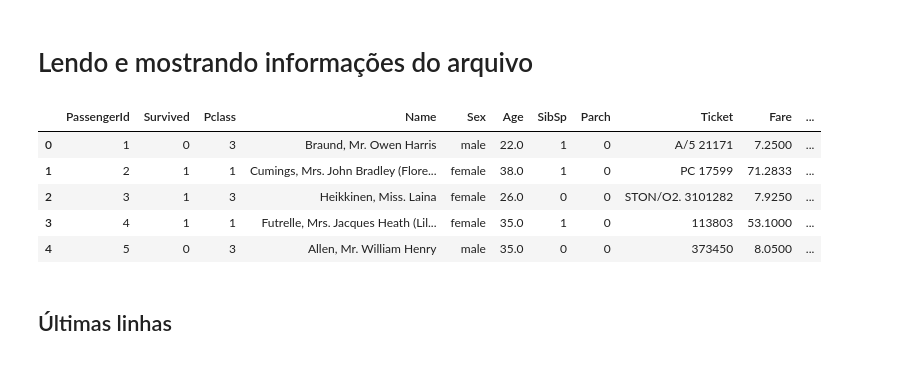
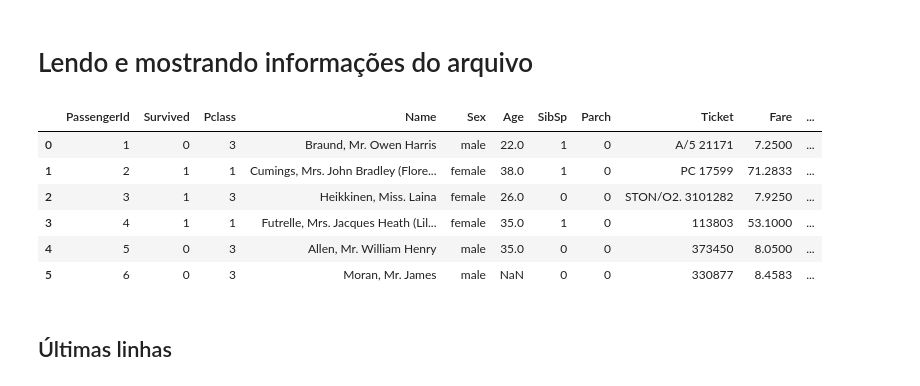
Before and after one commit to VivianeSouza923/MySQL-Pandas-Linux-Git_LAPISCO, a Jupyter notebook: pandas.ipynb, the cells around one changed output. Drawn from its saved outputs; the diff is of its cells as text; code cells hidden in the pictures.

```diff
--- a/pandas.ipynb
+++ b/pandas.ipynb
@@ -1,22 +1,25 @@
 # %% [markdown]
 # Lendo e mostrando informações do arquivo
 # %%
-# usar a lib, óbvio. Apelidar como pd.
+# começar importando a lib, óbvio. import lib as apelido
 import pandas as pd
 
 # ler o banco de dados (csv) do Titanic. Se fosse um arquivo excel, era só trocar por read_excel
 df = pd.read_csv("titanic.csv")
+# df = pd.read_excel("Titanic.csv")
 
-# verificar os primeiros valores do dataframe (df). Se n colocar nada nos parenteses, ele irá ver os 5 primeiros valores. Caso queira que ele leia o número específico, é só colocar dentro dos parenteses.
+# verificar os 6 primeiros valores do dataframe (df). Se n colocar nada nos parenteses, ele irá ver os 5 primeiros valores. Caso queira que ele leia o número específico, é só colocar dentro dos parenteses.
 #df.head()
-df.head(5)
+df.head(6)
+# se eu quisesse ver os 10 primeiros valores: df.head(10)
 # %% [output]
 |  | PassengerId | Survived | Pclass | Name | Sex | Age | SibSp | Parch | Ticket | Fare | ... |
 | 0 | 1 | 0 | 3 | Braund, Mr. Owen Harris | male | 22.0 | 1 | 0 | A/5 21171 | 7.2500 | ... |
 | 1 | 2 | 1 | 1 | Cumings, Mrs. John Bradley (Flore... | female | 38.0 | 1 | 0 | PC 17599 | 71.2833 | ... |
 | 2 | 3 | 1 | 3 | Heikkinen, Miss. Laina | female | 26.0 | 0 | 0 | STON/O2. 3101282 | 7.9250 | ... |
 | 3 | 4 | 1 | 1 | Futrelle, Mrs. Jacques Heath (Lil... | female | 35.0 | 1 | 0 | 113803 | 53.1000 | ... |
 | 4 | 5 | 0 | 3 | Allen, Mr. William Henry | male | 35.0 | 0 | 0 | 373450 | 8.0500 | ... |
+| 5 | 6 | 0 | 3 | Moran, Mr. James | male | NaN | 0 | 0 | 330877 | 8.4583 | ... |
 # %% [markdown]
 ## Últimas linhas
 # %%
```
Also changed, not shown: parts of 22 cells of this notebook.
